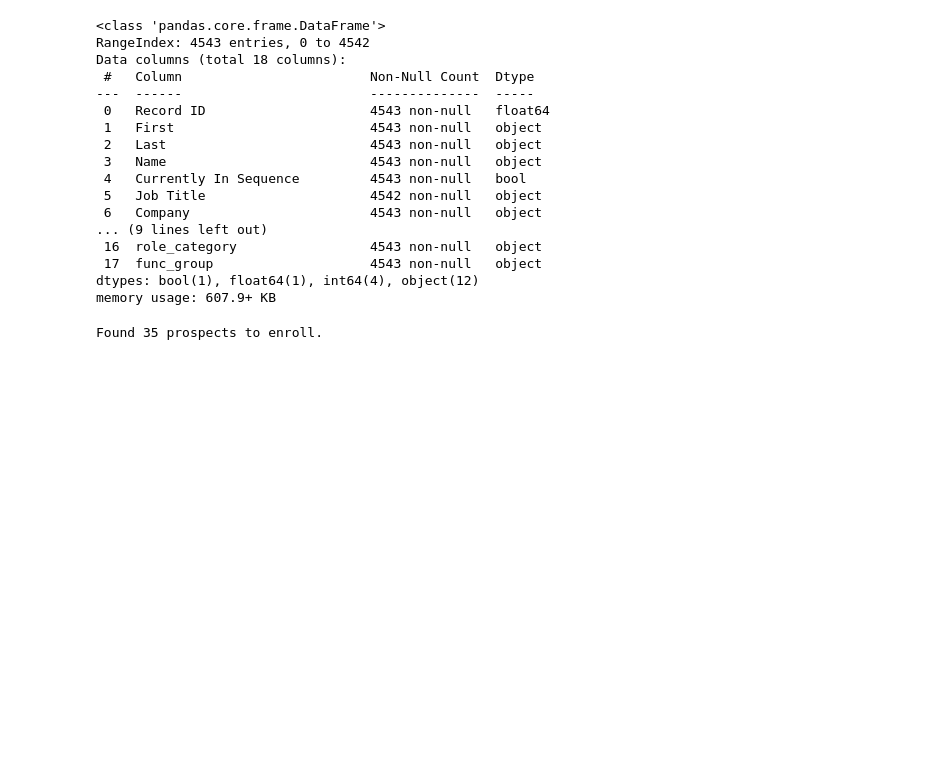
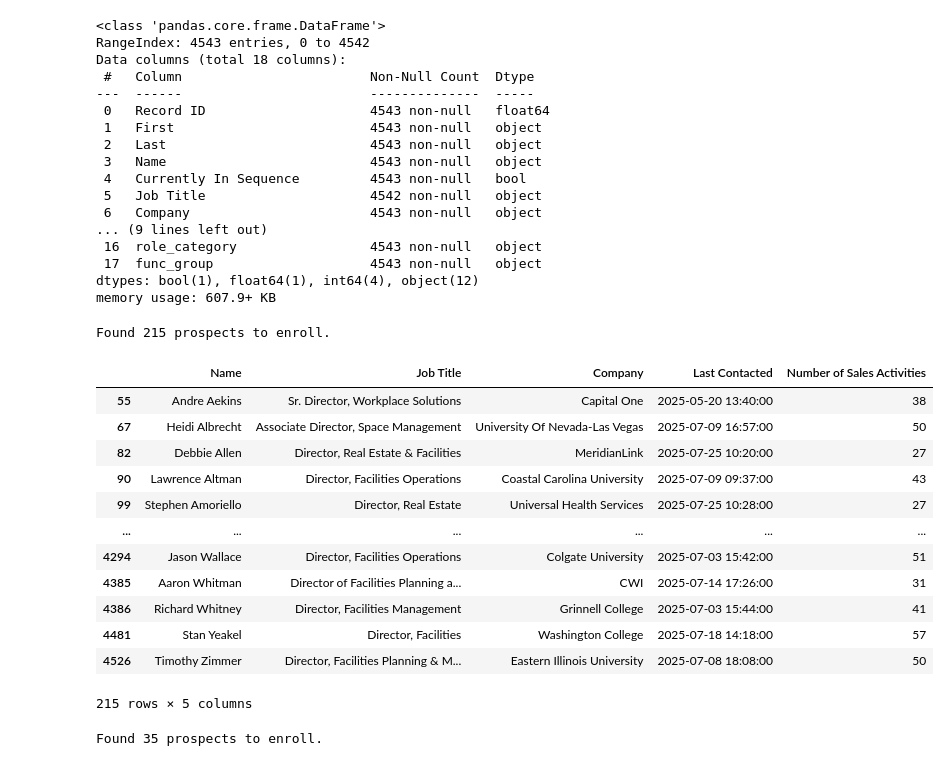
Before and after one commit to akohl2733/prospect-analyzer, a Jupyter notebook: basic_info.ipynb, the cells around one changed output. Drawn from its saved outputs; the diff is of its cells as text; code cells hidden in the pictures; blank space fills up the shorter version.

```diff
--- a/basic_info.ipynb
+++ b/basic_info.ipynb
@@ -141,4 +110,39 @@ Data columns (total 18 columns):
  17  func_group                    4543 non-null   object
 dtypes: bool(1), float64(1), int64(4), object(12)
 memory usage: 607.9+ KB
+# %%
+# prospects to enroll who have between 25-65 touches
+
+three_months_ago = datetime.now() - timedelta(days=90)
+
+sig_funcs = df[
+    (df["Number of Sales Activities"].between(25,65)) &
+    (df["Meeting Booked"] == False) &
+    (df["role_category"] == "Director")
+].copy()
+
+sig_funcs["Last Contacted"] = pd.to_datetime(sig_funcs["Last Contacted"], errors="coerce")
+
+prospects_to_enroll = sig_funcs[
+    (sig_funcs["Last Contacted"].isna()) |
+    (sig_funcs["Last Contacted"] < three_months_ago)
+]
+
+print(f"Found {len(prospects_to_enroll)} prospects to enroll.")
+prospects_to_enroll[["Name", "Job Title", "Company", "Last Contacted", "Number of Sales Activities"]]
+# %% [output]
+Found 215 prospects to enroll.
+|  | Name | Job Title | Company | Last Contacted | Number of Sales Activities |
+| 55 | Andre Aekins | Sr. Director, Workplace Solutions | Capital One | 2025-05-20 13:40:00 | 38 |
+| 67 | Heidi Albrecht | Associate Director, Space Management | University Of Nevada-Las Vegas | 2025-07-09 16:57:00 | 50 |
+| 82 | Debbie Allen | Director, Real Estate & Facilities | MeridianLink | 2025-07-25 10:20:00 | 27 |
+| 90 | Lawrence Altman | Director, Facilities Operations | Coastal Carolina University | 2025-07-09 09:37:00 | 43 |
+| 99 | Stephen Amoriello | Director, Real Estate | Universal Health Services | 2025-07-25 10:28:00 | 27 |
+| ... | ... | ... | ... | ... | ... |
+| 4294 | Jason Wallace | Director, Facilities Operations | Colgate University | 2025-07-03 15:42:00 | 51 |
+| 4385 | Aaron Whitman | Director of Facilities Planning a... | CWI | 2025-07-14 17:26:00 | 31 |
+| 4386 | Richard Whitney | Director, Facilities Management | Grinnell College | 2025-07-03 15:44:00 | 41 |
+| 4481 | Stan Yeakel | Director, Facilities | Washington College | 2025-07-18 14:18:00 | 57 |
+| 4526 | Timothy Zimmer | Director, Facilities Planning & M... | Eastern Illinois University | 2025-07-08 18:08:00 | 50 |
+215 rows × 5 columns
 # %%
```
Also changed, not shown: parts of 6 cells of this notebook.
